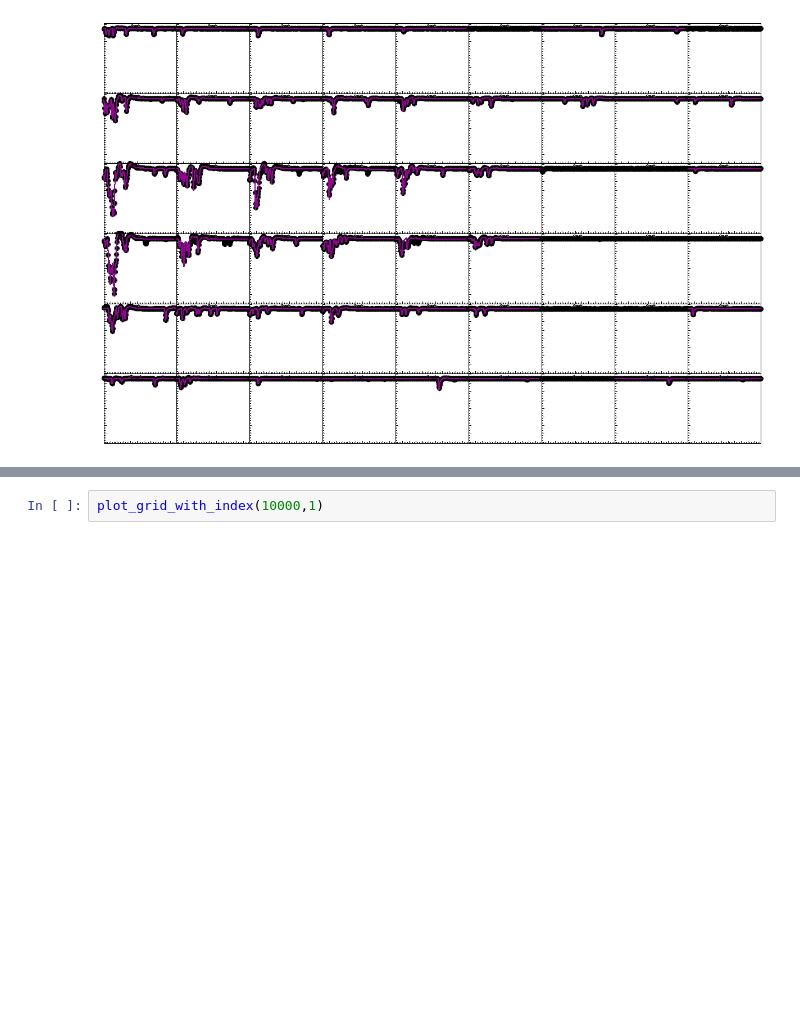
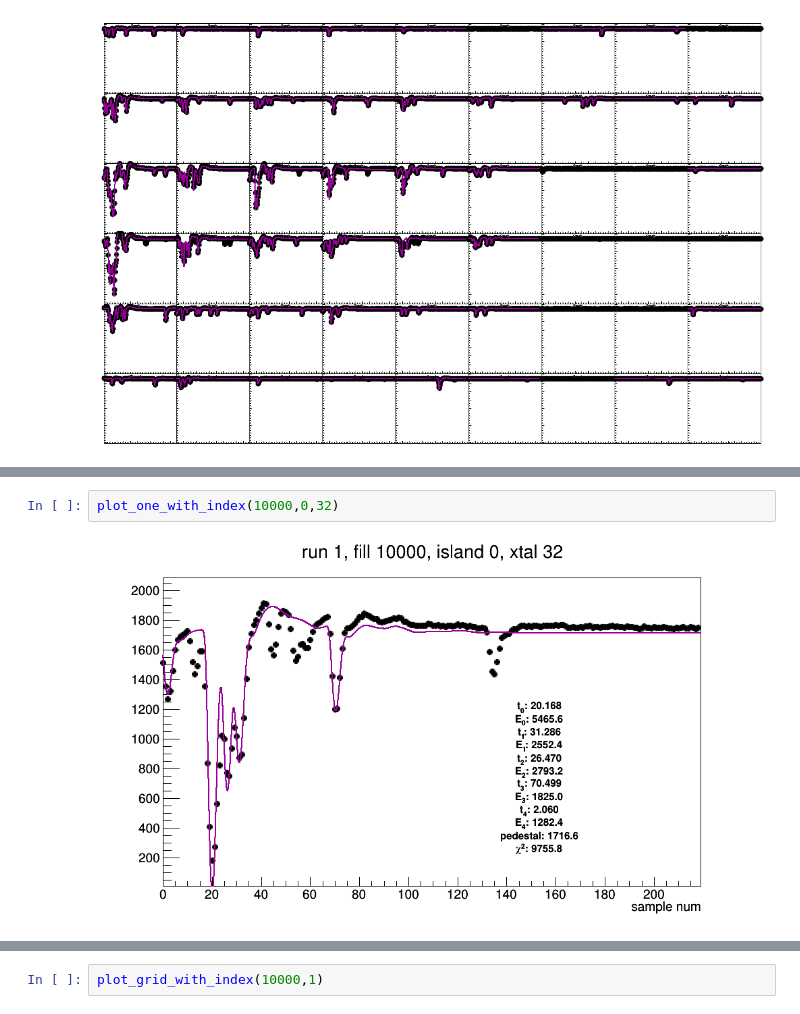
Before and after one commit to kimsiang/MuonG2, a Jupyter notebook: coincidence/InjectionGunFitDisplay.ipynb, the cells around one changed output, grey strips where cells are left out. Saved outputs shown, nothing was run; the diff lists cells and outputs as text; blank space fills up the shorter version.

```diff
--- a/coincidence/InjectionGunFitDisplay.ipynb
+++ b/coincidence/InjectionGunFitDisplay.ipynb
@@ -148,0 +149,4 @@ plot_one_with_index(10000,0,26)
+# %%
+plot_one_with_index(10000,0,32)
+# %% [output]
+[figure, added]
```
Also changed, not shown: parts of 7 cells of this notebook.
